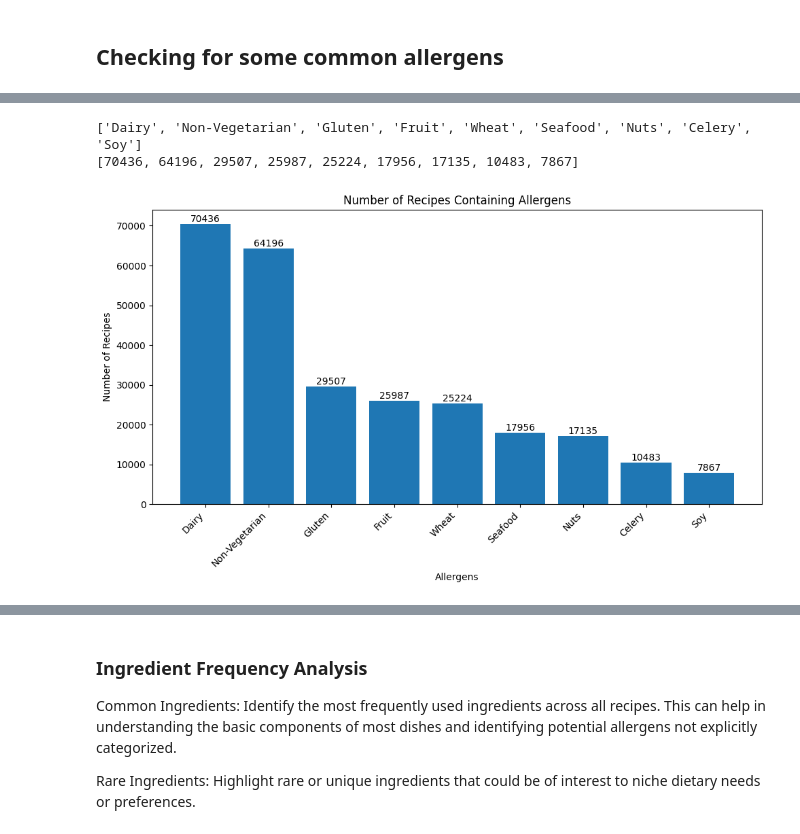
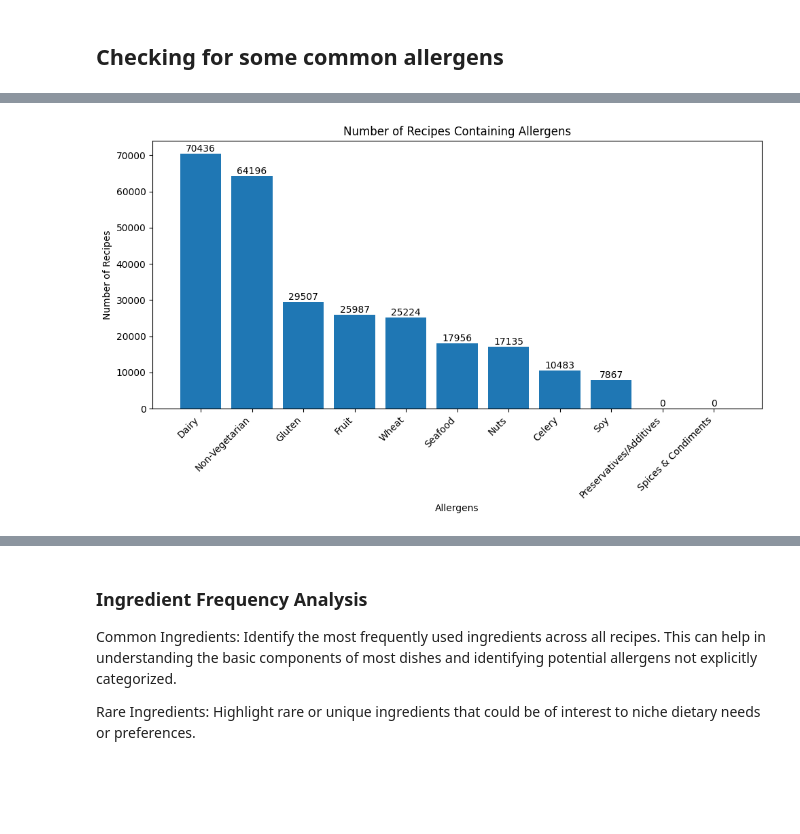
Before and after one commit to dramadas/capstone-2024-fall-allergenie, a Jupyter notebook: agnese/Recipe_EDA_AM_v1.ipynb, the cells around one changed output, grey strips where cells are left out. Cells and saved outputs as stored; diff of their text form; code cells hidden in the pictures; blank space fills up the shorter version.

Commit message:
push v1 EDA file with nee categoriy: condiments

```diff
--- a/agnese/Recipe_EDA_AM_v1.ipynb
+++ b/agnese/Recipe_EDA_AM_v1.ipynb
@@ -384,13 +410,20 @@ def is_celery(ingredients):
         ingredients = ingredients.lower()
     return any(cel in ingredients for cel in celery)
 
-# New function to check for fruit allergens
 def is_fruit(ingredients):
     if isinstance(ingredients, list):
         ingredients = ' '.join(ingredients).lower()
     else:
         ingredients = ingredients.lower()
     return any(fruit in ingredients for fruit in fruit_items)
+
+# New function to check for preservatives and additives
+def is_preservative_additives(ingredients):
+    if isinstance(ingredients, list):
+        ingredients = ' '.join(ingredients).lower()
+    else:
+        ingredients = ingredients.lower()
+    return any(preservative in ingredients for preservative in preservatives_additives)
 
 # Apply the functions to the DataFrame
 df['non_vegetarian'] = df['ingredients'].apply(is_non_vegetarian)
@@ -401,7 +434,9 @@ df['gluten'] = df['ingredients'].apply(is_gluten)
 df['soy'] = df['ingredients'].apply(is_soy)
 df['wheat'] = df['ingredients'].apply(is_wheat)
 df['celery'] = df['ingredients'].apply(is_celery)
-df['fruit_allergens'] = df['ingredients'].apply(is_fruit)  # New column for fruit allergens
+df['fruit_allergens'] = df['ingredients'].apply(is_fruit)
+df['preservative_additives'] = df['ingredients'].apply(is_preservative_additives)  # New column for preservatives and additives
+df['spices_condiments'] = df['ingredients'].apply(is_preservative_additives)  # New column for spices and condiments
 
 # Display the updated DataFrame
 df.head()
@@ -412,49 +447,46 @@ df.head()
 | 2 | o9MItV9txfoPsUQ4v8b0vh1.VdjwfsK | Southwestern Black Bean Dip | [1 1/2 cups dried black beans, pi... | In a large saucepan, let the bean... | None | False | True | False | False | ... |
 | 3 | 5l1yTSYFifF/M2dfbD6DX28WWQpLWNK | Sour Cream Noodle Bake | [1 1/4 pounds ground chuck, One 1... | Watch how to make this recipe.\nP... | nm/WxalB.VjEZSa0iX9RuZ8xI51Y7bS | False | True | False | False | ... |
 | 4 | kRBQSWtqYWqtkb34FGeenBSbC32gIdO | Sushi Renovation | [1 cup rice, brown, medium-grain,... | Special equipment: sushi mat\nCoo... | None | False | False | True | False | ... |
-# %%
-print(allergen_names)
-print(counts)
-# %% [output]
-['Dairy', 'Non-Vegetarian', 'Gluten', 'Fruit', 'Wheat', 'Seafood', 'Nuts', 'Celery', 'Soy']
-[70436, 64196, 29507, 25987, 25224, 17956, 17135, 10483, 7867]
 # %%
-# Create a dictionary to store the counts for each allergen
+# Create a dictionary to store the counts for each allergen, including the new 'Preservatives/Additives' category
 allergen_counts = {
     'Non-Vegetarian': df['non_vegetarian'].sum(),
     'Dairy': df['dairy'].sum(),
     'Seafood': df['seafood'].sum(),
     'Nuts': df['nuts'].sum(),
     'Gluten': df['gluten'].sum(),
     'Soy': df['soy'].sum(),
     'Wheat': df['wheat'].sum(),
     'Celery': df['celery'].sum(),
-    'Fruit': df['fruit_allergens'].sum()
+    'Fruit': df['fruit_allergens'].sum(),
+    'Preservatives/Additives': df['preservative_additives'].sum(),  # New entry for preservatives/additives
+    'Spices & Condiments': df['spices_condiments'].sum()  # New entry for spices & condiments
 }
 
+# Sort the allergen counts dictionary
 allergen_counts = dict(sorted(allergen_counts.items(), key=lambda item: item[1], reverse=True))
 
 # Extract the allergen names and counts for the bar graph
 allergen_names = list(allergen_counts.keys())
 counts = list(allergen_counts.values())
 
 # Create the bar graph
 plt.figure(figsize=(10, 6))
 bars = plt.bar(allergen_names, counts)
 plt.xlabel('Allergens')
 plt.ylabel('Number of Recipes')
 plt.title('Number of Recipes Containing Allergens')
 plt.xticks(rotation=45, ha='right')  # Rotate x-axis labels for better readability
 
 # Add labels on top of the bars
 for bar in bars:
     yval = bar.get_height()
     plt.text(bar.get_x() + bar.get_width()/2, yval, int(yval), ha='center', va='bottom')
 
 plt.tight_layout()
 plt.show()
 # %% [output]
-[figure, old version]
+[figure, new version]
 # %%
 #the values of the bar graph
 allergen_counts
```
Also changed, not shown: parts of 6 cells of this notebook.
